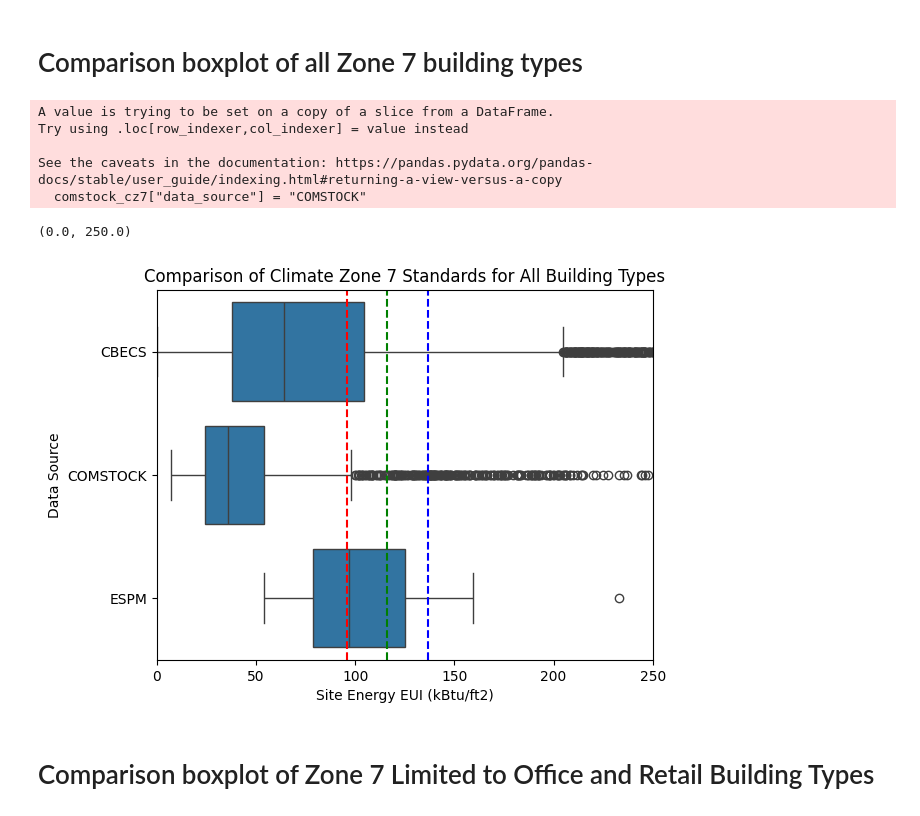
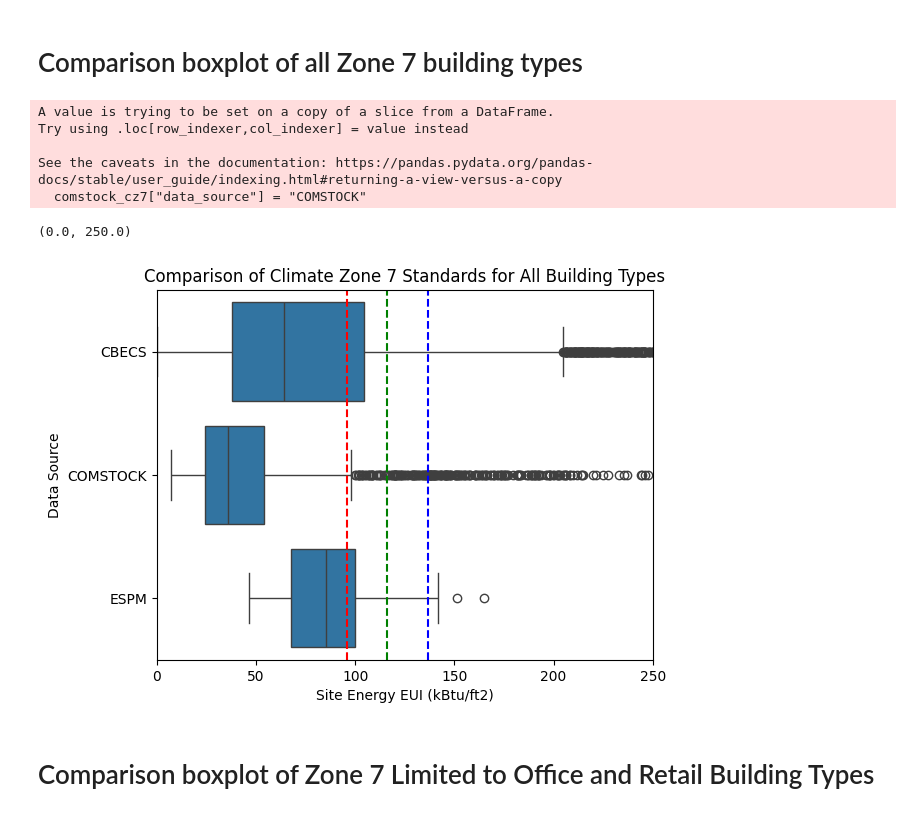
Before and after one commit to SEED-platform/compare-building-data, a Jupyter notebook: analysis.ipynb, the cells around one changed output. Cells and saved outputs as stored; diff of their text form; code cells hidden in the pictures.

Commit message:
comments and changed espm to median for display

```diff
--- a/analysis.ipynb
+++ b/analysis.ipynb
@@ -331,36 +331,37 @@ comstockForComparison = comstockForComparison.rename(columns={"out.site_energy.t
 #   Select data needed for union and visualization
 #   Rename columns for union
 espm_data["data_source"] = "ESPM"
-espm_data = espm_data[espm_data['Climate Zone'].str.contains('7')]
-espm_dataForComparison = espm_data.rename(columns={"Mean": "EUI _kBTUft2"})
+espm_data_cz7 = espm_data[espm_data['ClimateZone'].str.contains('7')]
+espm_dataForComparison = espm_data_cz7[["data_source","Median"]]
+espm_dataForComparison = espm_dataForComparison.rename(columns={"Median": "EUI _kBTUft2"})
 
 # Union data_sources for visualization
 union_df = pd.concat([cbecs2018ForComparison, comstockForComparison, espm_dataForComparison], ignore_index = True)
 
 #Create box plot
 sns.boxplot(data=union_df, x="EUI _kBTUft2", y="data_source")
 
 # Create percentile lines, averaged for all building types in zone 7
 std100_25thPercentile_mean = std100_25thPercentile[7].mean()
 std100_40thPercentile_mean = std100_40thPercentile[7].mean()
 std100_50thPercentile_mean = std100_50thPercentile[7].mean()
 
 
 plt.axvline(std100_25thPercentile_mean, color='r', linestyle='--')
 plt.axvline(std100_40thPercentile_mean, color='g', linestyle='--')
 plt.axvline(std100_50thPercentile_mean, color='b', linestyle='--')
 plt.xlabel('Site Energy EUI (kBtu/ft2)')
 plt.ylabel('Data Source')
 plt.title(f'Comparison of Climate Zone 7 Standards for All Building Types')
 plt.xlim(0,250)
 # %% [output]
 A value is trying to be set on a copy of a slice from a DataFrame.
 Try using .loc[row_indexer,col_indexer] = value instead
 
 See the caveats in the documentation: https://pandas.pydata.org/pandas-docs/stable/user_guide/indexing.html#returning-a-view-versus-a-copy
   comstock_cz7["data_source"] = "COMSTOCK"
 (0.0, 250.0)
-[figure, old version]
+[figure, new version]
 # %% [markdown]
 # Comparison boxplot of Zone 7 Limited to Office and Retail Building Types
 # %%
```
Also changed, not shown: parts of 1 cell of this notebook, 1 other file.
